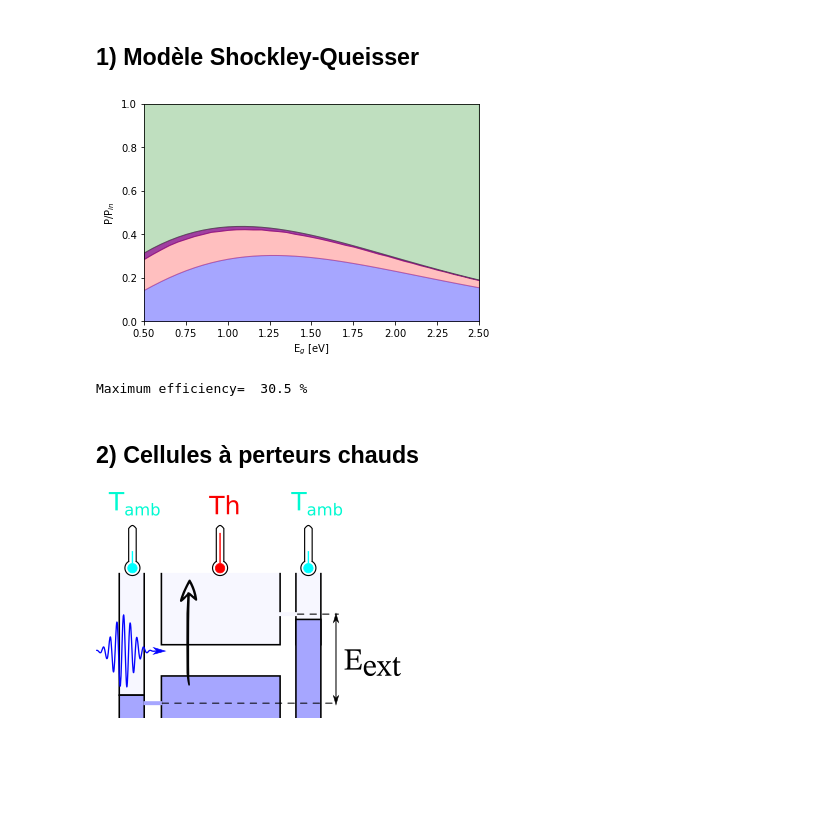
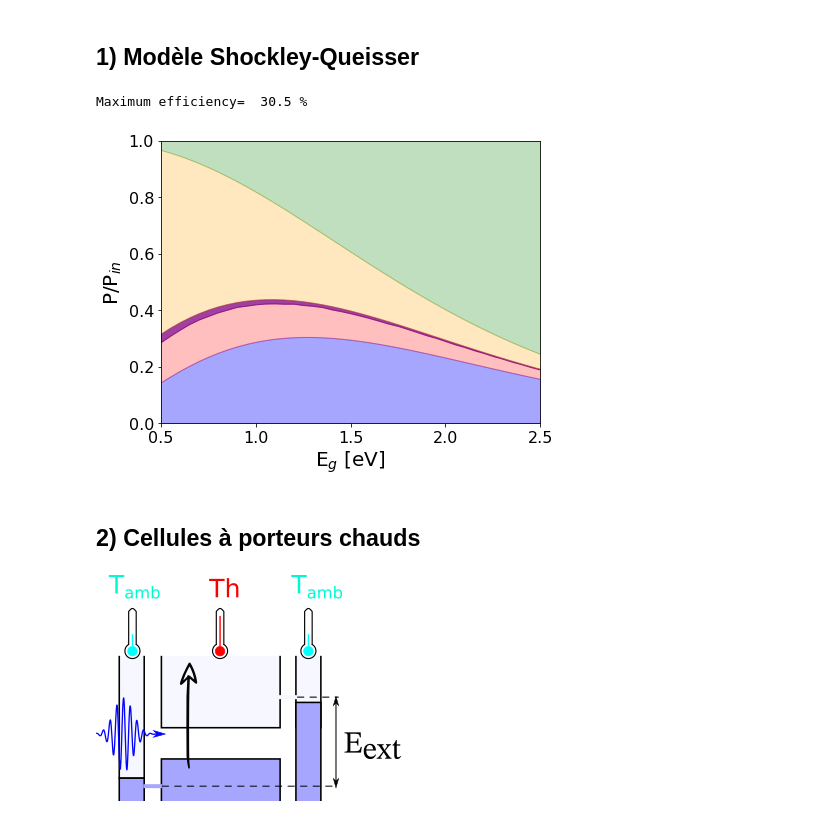
Before and after one commit to mamara1/AHESC, a Jupyter notebook: Advance_Solar_Cells.ipynb, the cells around one changed output. Saved outputs shown, nothing was run; the diff lists cells and outputs as text; code cells hidden in the pictures; blank space fills up the shorter version.

Commit message:
Changed layout / autosave of figures in jupyter notebook
These changes are only cosmetic. It doesn't change a thing about the way data is computed.

```diff
--- a/Advance_Solar_Cells.ipynb
+++ b/Advance_Solar_Cells.ipynb
@@ -14,5 +15,24 @@ import  SC
 # %%
+# define the necessary variables for figures layout
+
+# xaxis
 listEg1 = np.arange(0.5, 2.51, 0.05)
+
+# figure size (in inches)
+figSize = (6.8,5.2)
+
+# dictionnary of layout
+dictPlotParams = {
+    "fontsize":16,
+    "fontsize_lbl":20,
+    "fontsize_lgd":12,
+    "fontsize_title":16,
+    "fontsize_source":12,
+    "xticks_rotation":30
+}
+
+# folder to save the figures (TO BE SUPPRESSED ONCE ALL THE FIGURES ARE WELL EDITED)
+foldSaveFig = 'C:/Users/thomas.vezin/Documents/These/6-Papiers/4-ISTE/figures/'
 # %% [markdown]
 ## Step 1 - Define the solar spectrum using Planck's law
 
@@ -28,22 +48,29 @@ eps_em = np.pi
 # %%
 PCE_lost = SC.Shockley_Quesseir(listEg1, Tamb, Tsun, eps_in, eps_em)
 # %%
-fig, ax = plt.subplots()
+filename = '0-shockley-queisser'
+fig, ax = plt.subplots(figsize=figSize)
+#plt.subplots_adjust(left=0.2)
+xLabel = 'E$_g$ [eV]'
+yLabel = 'P/P$_{in}$'
 ax.fill_between(listEg1, PCE_lost[0], 0, color='blue', alpha=0.350)
 ax.fill_between(listEg1,  PCE_lost[1], PCE_lost[0], color='red', alpha=0.25)
 ax.fill_between(listEg1,  PCE_lost[2], PCE_lost[1], color='purple', alpha=0.75)
-ax.fill_between(listEg1,  1, PCE_lost[2], color='green', alpha=0.25)
+ax.fill_between(listEg1,  PCE_lost[3], PCE_lost[2], color='orange', alpha=0.25)
+ax.fill_between(listEg1,  PCE_lost[4],  PCE_lost[3], color='green', alpha=0.25)
 ax.set_ylim(0, 1.)
 ax.set_xlim(0.5, 2.5)
-ax.set_xlabel('E$_g$ [eV]')
-ax.set_ylabel('P/P$_{in}$')
-plt.show()
+
+setLayout(dictPlotParams,xLabel=xLabel,yLabel=yLabel)
+
+savePlot(foldSaveFig,filename)
+
 print('Maximum efficiency= ', round(np.amax(PCE_lost[0]) *100,1),'%')
 # %% [output]
+Maximum efficiency=  30.5 %
-[figure, old version]
+[figure, new version]
-Maximum efficiency=  30.5 %
 # %% [markdown]
-## 2) Cellules à perteurs chauds
+## 2) Cellules à porteurs chauds
 # %%
 Th = 3000.
 Tamb = 300.
```
Also changed, not shown: parts of 10 cells of this notebook, 1 other file.
